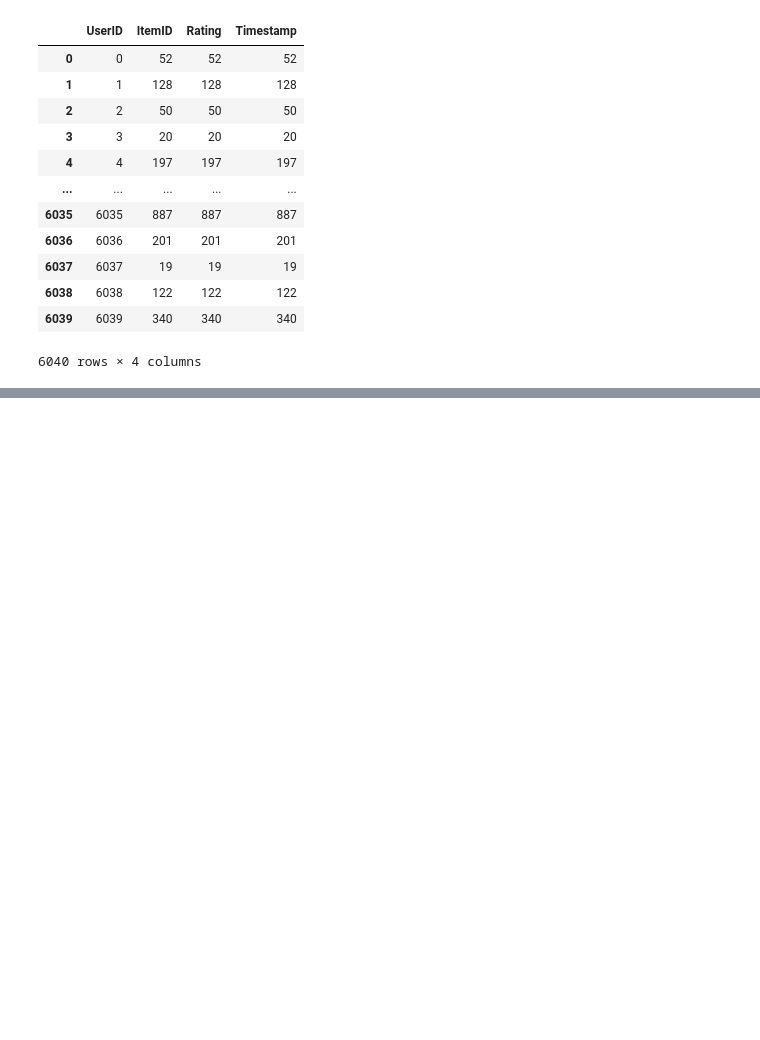
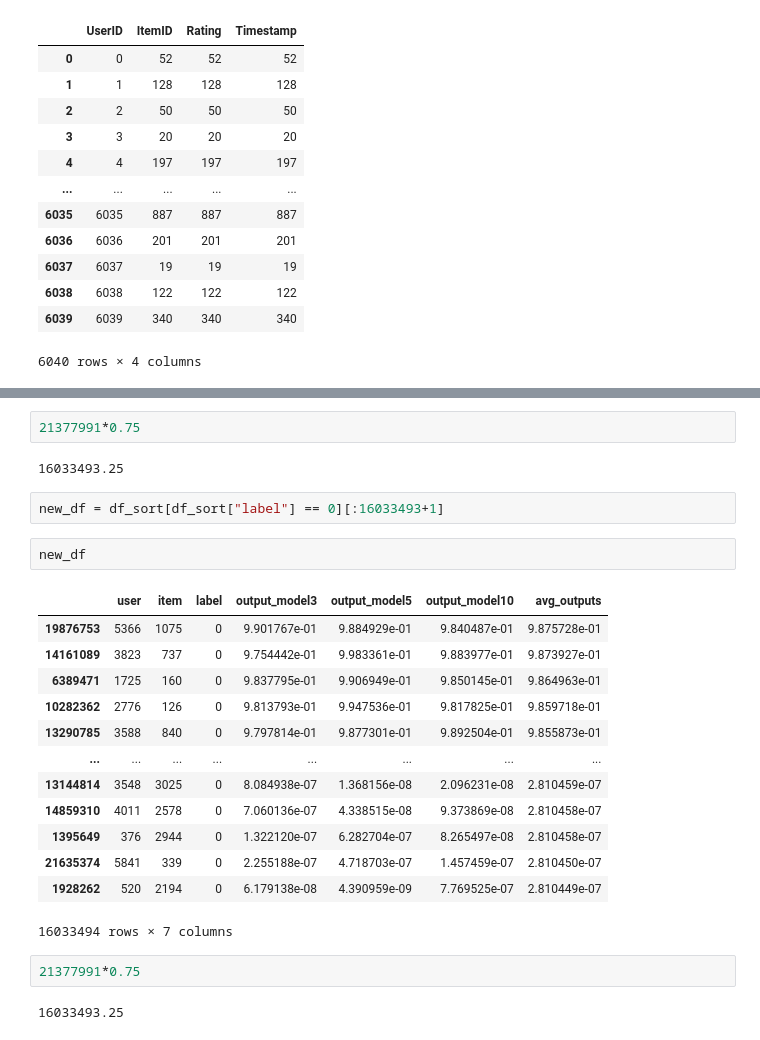
Before and after one commit to panchaldhruv27223/NCF_Recommendation, a Jupyter notebook: NCF_Pytorch/Custom_User_centric_batch/get_data_info.ipynb, the cells around one changed output, grey strips where cells are left out. Drawn from its saved outputs; the diff is of its cells as text; blank space fills up the shorter version.

```diff
--- a/NCF_Pytorch/Custom_User_centric_batch/get_data_info.ipynb
+++ b/NCF_Pytorch/Custom_User_centric_batch/get_data_info.ipynb
@@ -57,0 +391,26 @@ new_df.sort_values(["UserID", "Timestamp"])
+# %%
+21377991*0.75
+# %% [output]
+16033493.25
+# %%
+new_df = df_sort[df_sort["label"] == 0][:16033493+1]
+# %%
+new_df
+# %% [output]
+|  | user | item | label | output_model3 | output_model5 | output_model10 | avg_outputs |
+| 19876753 | 5366 | 1075 | 0 | 9.901767e-01 | 9.884929e-01 | 9.840487e-01 | 9.875728e-01 |
+| 14161089 | 3823 | 737 | 0 | 9.754442e-01 | 9.983361e-01 | 9.883977e-01 | 9.873927e-01 |
+| 6389471 | 1725 | 160 | 0 | 9.837795e-01 | 9.906949e-01 | 9.850145e-01 | 9.864963e-01 |
+| 10282362 | 2776 | 126 | 0 | 9.813793e-01 | 9.947536e-01 | 9.817825e-01 | 9.859718e-01 |
+| 13290785 | 3588 | 840 | 0 | 9.797814e-01 | 9.877301e-01 | 9.892504e-01 | 9.855873e-01 |
+| ... | ... | ... | ... | ... | ... | ... | ... |
+| 13144814 | 3548 | 3025 | 0 | 8.084938e-07 | 1.368156e-08 | 2.096231e-08 | 2.810459e-07 |
+| 14859310 | 4011 | 2578 | 0 | 7.060136e-07 | 4.338515e-08 | 9.373869e-08 | 2.810458e-07 |
+| 1395649 | 376 | 2944 | 0 | 1.322120e-07 | 6.282704e-07 | 8.265497e-08 | 2.810458e-07 |
+| 21635374 | 5841 | 339 | 0 | 2.255188e-07 | 4.718703e-07 | 1.457459e-07 | 2.810450e-07 |
+| 1928262 | 520 | 2194 | 0 | 6.179138e-08 | 4.390959e-09 | 7.769525e-07 | 2.810449e-07 |
+16033494 rows × 7 columns
+# %%
+21377991*0.75
+# %% [output]
+16033493.25
```
Also changed, not shown: parts of 50 cells of this notebook, 10 other files.
